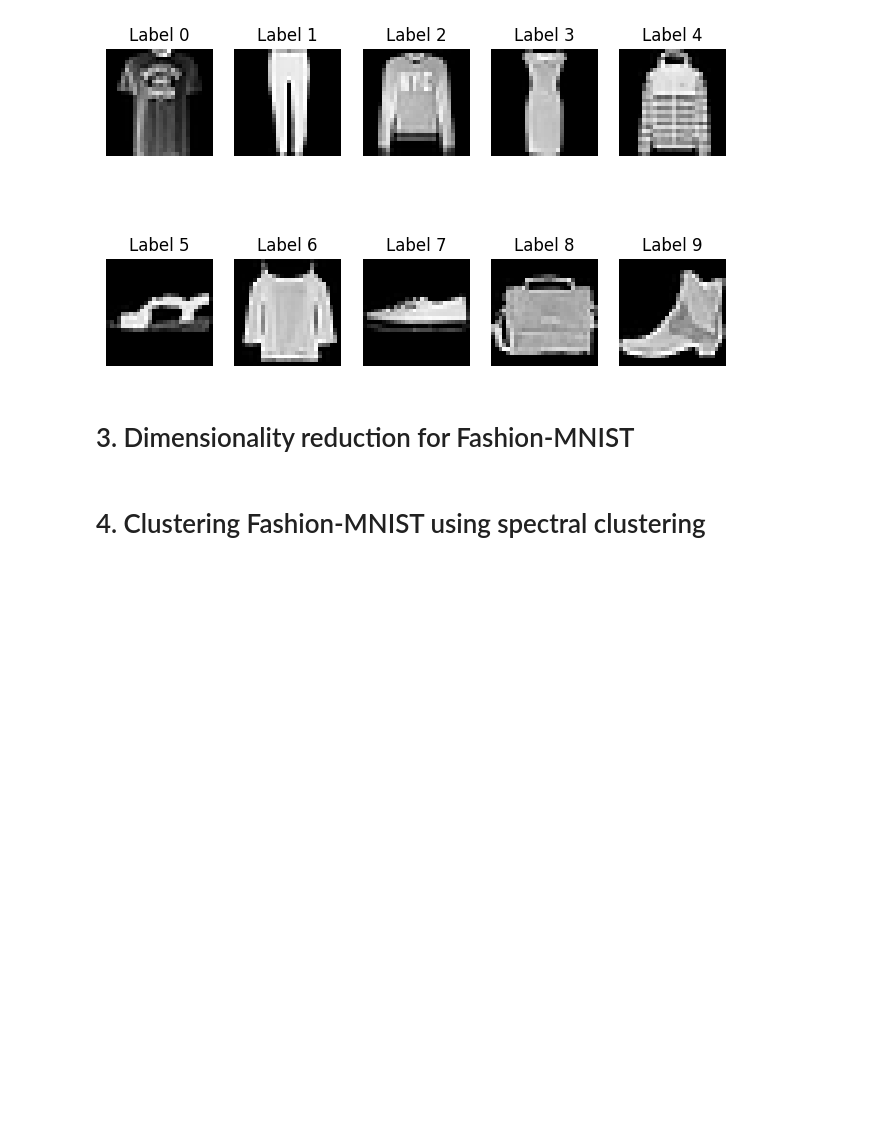
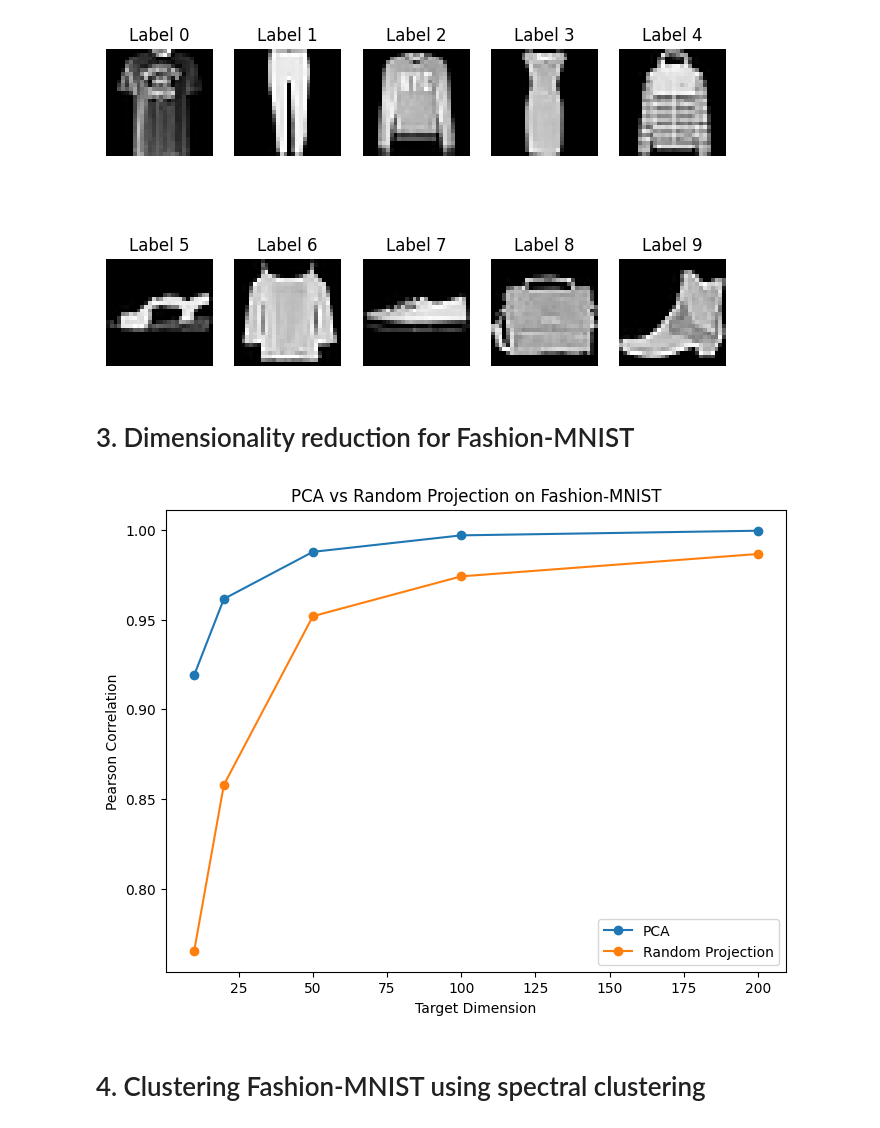
Before and after one commit to amyynguyen/MATH5750_Project2, a Jupyter notebook: project2.ipynb, the cells around one changed output. Saved outputs shown, nothing was run; the diff lists cells and outputs as text; code cells hidden in the pictures; blank space fills up the shorter version.

```diff
--- a/project2.ipynb
+++ b/project2.ipynb
@@ -145,3 +143,54 @@ K-means inertia: 297917.71008302196
+# %%
+# your code here
+from sklearn.random_projection import GaussianRandomProjection
+from sklearn.metrics import pairwise_distances
+from scipy.stats import pearsonr
+
+# Load dataset
+X, y = fetch_openml("Fashion-MNIST", version=1, as_frame=False, parser="auto", return_X_y=True)
+y = y.astype(float)
+
+# Sample smaller dataset for speed
+np.random.seed(0)
+idx = np.random.choice(len(X), size=1000, replace=False)
+X = X[idx]
+y = y[idx]
+
+# Scale and reduce dimension
+X_scaled = StandardScaler().fit_transform(X)
+
+# Compute pairwise distances in original space
+D_original = pairwise_distances(X_scaled)
+
+# Target dimensions
+k_values = [10, 20, 50, 100, 200]
+corr_pca = []
+corr_rp = []
+
+# Compute correlations for PCA and Random Projection
+for k in k_values:
+    # PCA
+    pca = PCA(n_components = k, random_state=0)
+    X_pca = pca.fit_transform(X_scaled)
+    D_pca = pairwise_distances(X_pca)
+    corr_pca.append(pearsonr(D_original.flatten(), D_pca.flatten())[0])
+
+    # Random Projection
+    X_rp = GaussianRandomProjection(n_components=k, random_state=0).fit_transform(X_scaled)
+    D_rp = pairwise_distances(X_rp)
+    corr_rp.append(pearsonr(D_original.flatten(), D_rp.flatten())[0])
+
+# Plot
+plt.figure(figsize=(8, 6))
+plt.plot(k_values, corr_pca, marker='o', label='PCA')
+plt.plot(k_values, corr_rp, marker='o', label='Random Projection')
+plt.xlabel('Target Dimension')
+plt.ylabel('Pearson Correlation')
+plt.title('PCA vs Random Projection on Fashion-MNIST')
+plt.legend()
+plt.show()
+# %% [output]
+[figure, added]
 # %% [markdown]
 # 4. Clustering Fashion-MNIST using spectral clustering
 # %%
```
Also changed, not shown: parts of 1 cell of this notebook.
